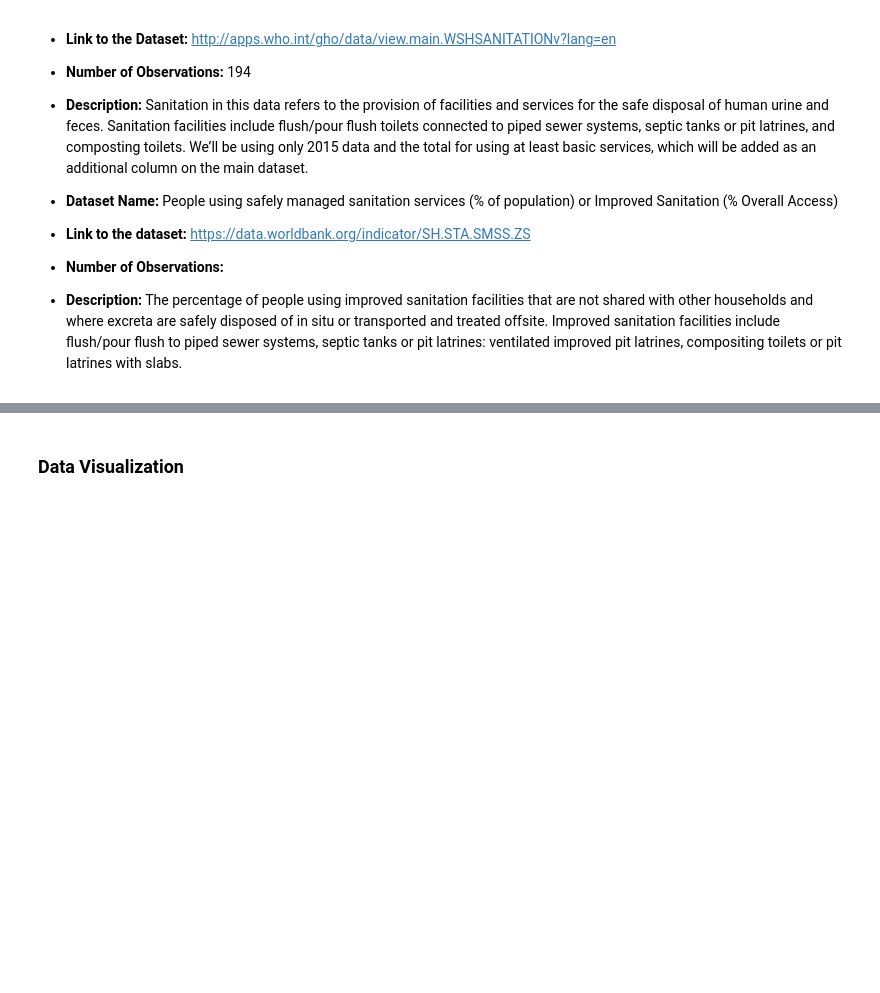
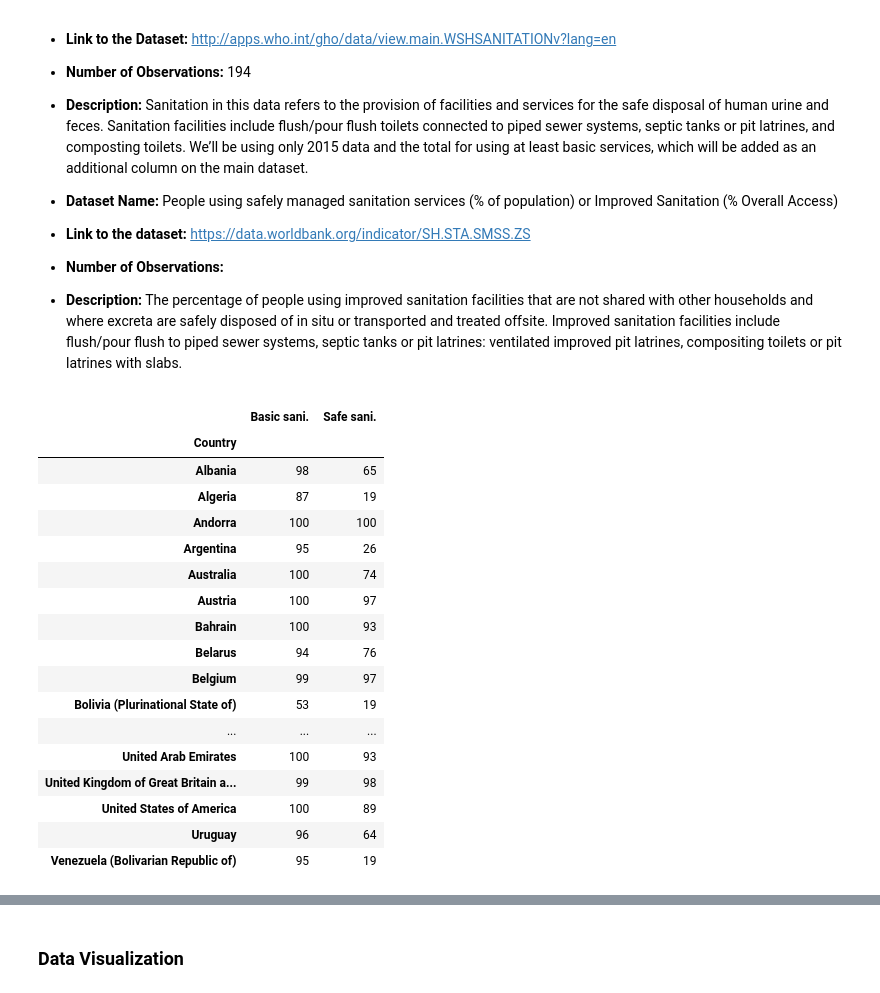
Before and after one commit to debbievo/COGS108_Repo, a Jupyter notebook: FinalProject.ipynb, the cells around one changed output, grey strips where cells are left out. Drawn from its saved outputs; the diff is of its cells as text; code cells hidden in the pictures; blank space fills up the shorter version.

```diff
--- a/FinalProject.ipynb
+++ b/FinalProject.ipynb
@@ -73,88 +73,37 @@ from scipy.stats import ttest_ind, chisquare, normaltest
 # %%
 ### TYLER ###
 # Read 'SafeSanitation.csv' data file into 'safeSani' dataFrame.
 safeSani = pd.read_csv('SafeSanitation.csv')
 # Get rid of extraneous data columns.
 safeSani = safeSani[['Unnamed: 0', '2015.2', '2015.5']]
 # Clean 'safeSani' to get rid of any null values.
 safeSani = safeSani.dropna(how='any')
 # Make the index 'Unnamed: 0' (will rename below); holds country names.
 safeSani = safeSani.set_index('Unnamed: 0')
 # Drop the 'Country' column.
 safeSani = safeSani.drop(['Country'])
 # Rename the columns in 'safeSani' to be more descriptive.
-safeSani = safeSani.rename(index=str, columns={'2015.2': 'Total pop. using basic sanitation services (2015)', '2015.5': 'Total pop. using safely managed sanitation services (2015)'})
+safeSani = safeSani.rename(index=str, columns={'2015.2': 'Basic sani.', '2015.5': 'Safe sani.'})
 # Set the index name to 'Country'.
 safeSani.index.names = ['Country']
 # Display 'safeSani' dataFrame.
 safeSani
-
-### JOYCE ###
-# import the csv as a panda dataframe
-gdp_df = pd.read_csv("CHEGDP.csv")
-
-# set the value of the first row to be the name of the columns
-gdp_df.columns = gdp_df.iloc[0]
-
-# drop the repeated row of labels
-gdp_df = gdp_df.drop(gdp_df.index[[0]])
-
-# drop the data for all years excecpt 2015
-gdp_df = gdp_df.drop(columns=[' 2014',' 2013',' 2012',' 2011',' 2010',' 2009',' 2008',' 2007',' 2006',' 2005',' 2004',' 2003',' 2002',' 2001',' 2000'])
-gdp_df = gdp_df.replace("No data", pd.np.nan).dropna(axis=0, how='any')
-gdp_df = gdp_df.rename(columns={' 2015': '2015'})
-gdp_df
-
-### NADYA ###
-improvedSani = pd.read_csv('ImprovedSanitation.csv')
-
-#Drop the first 3 rows - consisting unrelated information to the data being used
-improvedSani = improvedSani.drop(improvedSani.index[[0,1,2]])
-
-#Set the value of the 1st row to be the column labels
-improvedSani.columns = improvedSani.iloc[0]
-
-#Drop the first row
-improvedSani = improvedSani.drop(improvedSani.index[[0]])
-del improvedSani.columns.name
-
-#Rename all of the columns
-improvedSani = improvedSani.rename(columns={2000.0: 2000, 2001.0:2001, 2002.0:2002, 2003.0:2003, 2004.0:2004,
-                                                       2005.0:2005, 2006.0:2006, 2007.0:2007, 2008.0:2008, 2009.0:2009,
-                                                       2010.0:2010, 2011.0:2011, 2012.0:2012, 2013.0:2013, 2014.0:2014,
-                                                       2015.0:2015})
-#Drop other columns and only keep 2015 data
-improvedSani = improvedSani.drop(columns=[2000, 2001, 2002, 2003, 2004, 2005, 2006, 2007, 2008, 2009, 2010, 2011, 2012, 2013, 2014])
-
-#Reset the index count and drop unnecessary columns
-improvedSani.reset_index(level=0, inplace=True)
-improvedSani= improvedSani.drop(columns=['index','Indicator Code','Indicator Name', 'Country Code'])
-
-#Remove rows that have missing data
-improvedSani.dropna(inplace=True)
-
-#Rounding data values to 2 decimals
-improvedSani[2015] = improvedSani[2015].apply(lambda x: round(x,2))
-
-improvedSani
-
-### DEBBIE ###
-#reading the dataset
-comboLifeExp_df = pd.read_csv("LifeHealthyLifeExpectancy.csv")
-#Dropping null values
-comboLifeExp_df.dropna(inplace=True)
-#Separating the dataset into two data frames
-healthyLifeExp_df = comboLifeExp_df.drop(["Life expectancy at birth (years)", "Life expectancy at birth (years).1", "Life expectancy at birth (years).2", "Life expectancy at age 60 (years)", "Life expectancy at age 60 (years).1", "Life expectancy at age 60 (years).2"], axis=1)
-lifeExp_df = comboLifeExp_df.drop(["Healthy life expectancy (HALE) at birth (years)", "Healthy life expectancy (HALE) at birth (years).1", "Healthy life expectancy (HALE) at birth (years).2", "Healthy life expectancy (HALE) at age 60 (years)", "Healthy life expectancy (HALE) at age 60 (years).1", "Healthy life expectancy (HALE) at age 60 (years).2"], axis=1)
-#Rename columns so that it's more descriptive
-healthyLifeExp_df.rename(index=str, columns={"Unnamed: 0": "Country", "Unnamed: 1": "Year"}, inplace=True)
-#Setting the country as the index
-healthyLifeExp_df = healthyLifeExp_df.set_index("Country")
-#Renaming the columns so that it's more descriptive
-lifeExp_df.rename(index=str, columns={"Unnamed: 0": "Country", "Unnamed: 1": "Year"}, inplace=True)
-#Setting the country as the index
-lifeExp_df = lifeExp_df.set_index("Country")
-#Remove all years except 2015
-lifeExp_df2015 = lifeExp_df.loc[(lifeExp_df.Year != ' 2000') & (lifeExp_df.Year != ' 2005') & (lifeExp_df.Year != ' 2010') & (lifeExp_df.Year != ' 2016')]
-#Remove all years except 2015
-healthyLifeExp_df2015 = healthyLifeExp_df.loc[(healthyLifeExp_df.Year != ' 2000') & (healthyLifeExp_df.Year != ' 2005') & (healthyLifeExp_df.Year != ' 2010') & (healthyLifeExp_df.Year != ' 2016')]
+# %% [output]
+|  | Basic sani. | Safe sani. |
+| Country |  |  |
+| Albania | 98 | 65 |
+| Algeria | 87 | 19 |
+| Andorra | 100 | 100 |
+| Argentina | 95 | 26 |
+| Australia | 100 | 74 |
+| Austria | 100 | 97 |
+| Bahrain | 100 | 93 |
+| Belarus | 94 | 76 |
+| Belgium | 99 | 97 |
+| Bolivia (Plurinational State of) | 53 | 19 |
+| ... | ... | ... |
+| United Arab Emirates | 100 | 93 |
+| United Kingdom of Great Britain a... | 99 | 98 |
+| United States of America | 100 | 89 |
+| Uruguay | 96 | 64 |
+| Venezuela (Bolivarian Republic of) | 95 | 19 |
```
Also changed, not shown: parts of 7 cells of this notebook.
